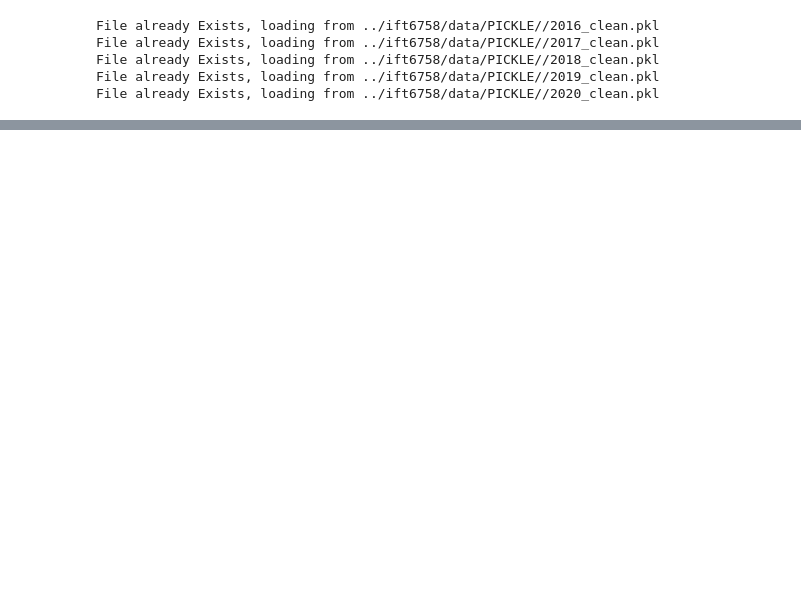
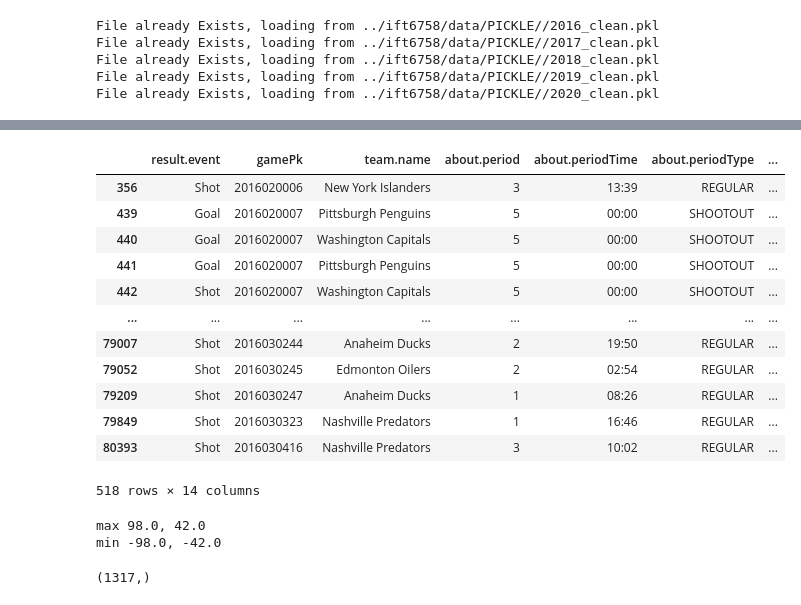
Before and after one commit to M0rph3e/ift6758-project-main, a Jupyter notebook: notebooks/advanced_visualization.ipynb, the cells around one changed output, grey strips where cells are left out. Saved outputs shown, nothing was run; the diff lists cells and outputs as text; code cells hidden in the pictures; blank space fills up the shorter version.

Commit message:
fixed data acquisition to [02,03]

```diff
--- a/notebooks/advanced_visualization.ipynb
+++ b/notebooks/advanced_visualization.ipynb
@@ -53,3 +53,11 @@ File already Exists, loading from ../ift6758/data/PICKLE//2017_clean.pkl
 File already Exists, loading from ../ift6758/data/PICKLE//2018_clean.pkl
 File already Exists, loading from ../ift6758/data/PICKLE//2019_clean.pkl
 File already Exists, loading from ../ift6758/data/PICKLE//2020_clean.pkl
+# %%
+season = Season(2016,"../ift6758/data")
+df_clean = season.clean_data()
+rink_size = (85,100)
+out = np.zeros(rink_size)
+
+# num_teams = df_clean['team.name'].unique().shape[0]
+# print(f"num_teams {num_teams}")
@@ -55,0 +80,27 @@ File already Exists, loading from ../ift6758/data/PICKLE//2020_clean.pkl
+# %%
+a = df_clean[['result.event', 'gamePk','team.name','about.period','about.periodTime']].duplicated()
+df_clean[a]
+# %% [output]
+|  | result.event | gamePk | team.name | about.period | about.periodTime | about.periodType | ... |
+| 356 | Shot | 2016020006 | New York Islanders | 3 | 13:39 | REGULAR | ... |
+| 439 | Goal | 2016020007 | Pittsburgh Penguins | 5 | 00:00 | SHOOTOUT | ... |
+| 440 | Goal | 2016020007 | Washington Capitals | 5 | 00:00 | SHOOTOUT | ... |
+| 441 | Goal | 2016020007 | Pittsburgh Penguins | 5 | 00:00 | SHOOTOUT | ... |
+| 442 | Shot | 2016020007 | Washington Capitals | 5 | 00:00 | SHOOTOUT | ... |
+| ... | ... | ... | ... | ... | ... | ... | ... |
+| 79007 | Shot | 2016030244 | Anaheim Ducks | 2 | 19:50 | REGULAR | ... |
+| 79052 | Shot | 2016030245 | Edmonton Oilers | 2 | 02:54 | REGULAR | ... |
+| 79209 | Shot | 2016030247 | Anaheim Ducks | 1 | 08:26 | REGULAR | ... |
+| 79849 | Shot | 2016030323 | Nashville Predators | 1 | 16:46 | REGULAR | ... |
+| 80393 | Shot | 2016030416 | Nashville Predators | 3 | 10:02 | REGULAR | ... |
+518 rows × 14 columns
+# %%
+print(f"max {df_clean['coordinates.x'].max()}, {df_clean['coordinates.y'].max()}")
+print(f"min {df_clean['coordinates.x'].min()}, {df_clean['coordinates.y'].min()}")
+# %% [output]
+max 98.0, 42.0
+min -98.0, -42.0
+# %%
+df_clean['gamePk'].unique().shape
+# %% [output]
+(1317,)
```
Also changed, not shown: parts of 21 cells of this notebook, 5 other files.
